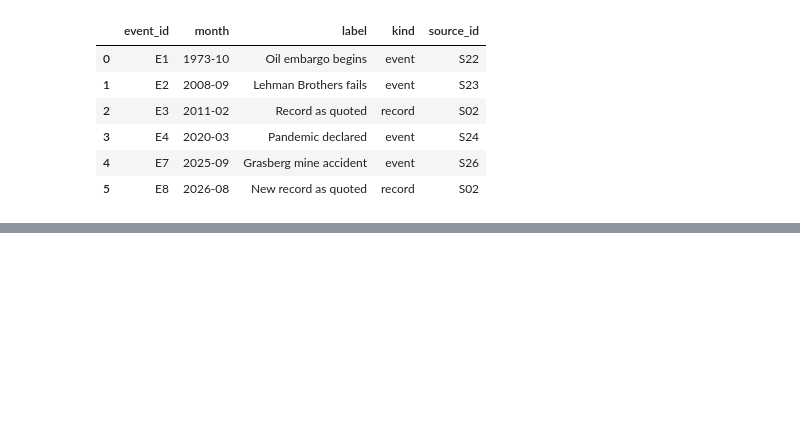
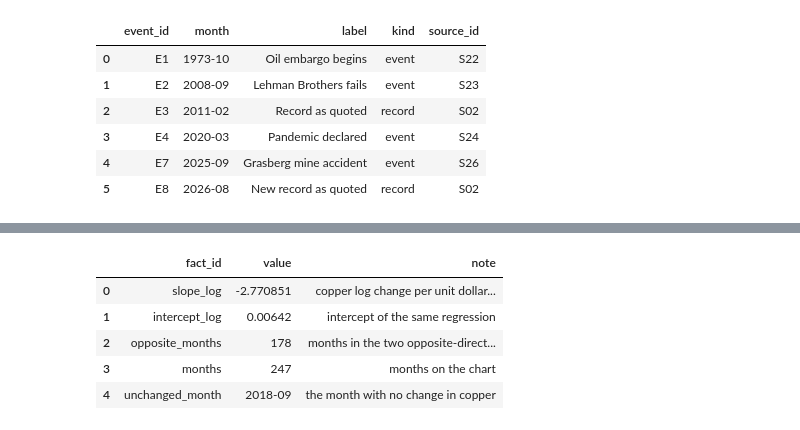
Before and after one commit to Behindokht/copper-market-analysis, a Jupyter notebook: notebooks/05_chapter_facts.ipynb, the cells around one changed output, grey strips where cells are left out. Drawn from its saved outputs; the diff is of its cells as text; code cells hidden in the pictures; blank space fills up the shorter version.

```diff
--- a/notebooks/05_chapter_facts.ipynb
+++ b/notebooks/05_chapter_facts.ipynb
@@ -203,3 +208,30 @@ approved[["event_id", "month", "label", "kind", "source_id"]]
+# %%
+ch = rd("""SELECT month, dollar_index_pct_m AS dollar_pct, copper_usd_pct_m AS copper_pct, dollar_index_logret_m AS dollar_log, copper_usd_logret_m AS copper_log
+           FROM mart_monthly_changes WHERE dollar_index_pct_m IS NOT NULL AND copper_usd_pct_m IS NOT NULL ORDER BY month""")
+ch["direction"] = np.select([(ch.copper_pct > 0) & (ch.dollar_pct < 0), (ch.copper_pct < 0) & (ch.dollar_pct > 0), (ch.copper_pct == 0) | (ch.dollar_pct == 0)],
+                            ["opposite", "opposite", "unchanged"], "same")
+facts_g = rd("SELECT fact_id, value FROM res_story_guess_dollar").set_index("fact_id")["value"]
+assert (ch.direction == "opposite").sum() == facts_g["opposite_months"] and (ch.direction == "unchanged").sum() == facts_g["unchanged_months"] and len(ch) == facts_g["months_total"]
+slope, intercept = np.polyfit(ch.dollar_log, ch.copper_log, 1)
+model2 = rd("SELECT coefficient FROM res_dollar_regressions WHERE model LIKE '2.%' AND variable = 'dollar_index_logret_m'").coefficient.iloc[0]
+assert abs(slope - model2) < 1e-6, "the fitted line must be the regression shown on the page"
+sc = ch[["month", "dollar_pct", "copper_pct", "direction"]].copy()
+sc["dollar_pct"] = sc.dollar_pct.round(3)
+sc["copper_pct"] = sc.copper_pct.round(3)
+save(sc, "res_dollar_scatter")
+fit = pd.DataFrame([("slope_log", slope, "copper log change per unit dollar log change (model 2)"), ("intercept_log", intercept, "intercept of the same regression"),
+                    ("opposite_months", int((ch.direction == "opposite").sum()), "months in the two opposite-direction quadrants"),
+                    ("months", len(ch), "months on the chart"), ("unchanged_month", ch.loc[ch.direction == "unchanged", "month"].iloc[0][:7], "the month with no change in copper")],
+                   columns=["fact_id", "value", "note"])
+save(fit, "res_dollar_scatter_fit")
+fit
+# %% [output]
+|  | fact_id | value | note |
+| 0 | slope_log | -2.770851 | copper log change per unit dollar... |
+| 1 | intercept_log | 0.00642 | intercept of the same regression |
+| 2 | opposite_months | 178 | months in the two opposite-direct... |
+| 3 | months | 247 | months on the chart |
+| 4 | unchanged_month | 2018-09 | the month with no change in copper |
 # %%
 con.commit()
 con.close()
```
Also changed, not shown: parts of 2 cells of this notebook, 16 other files.
